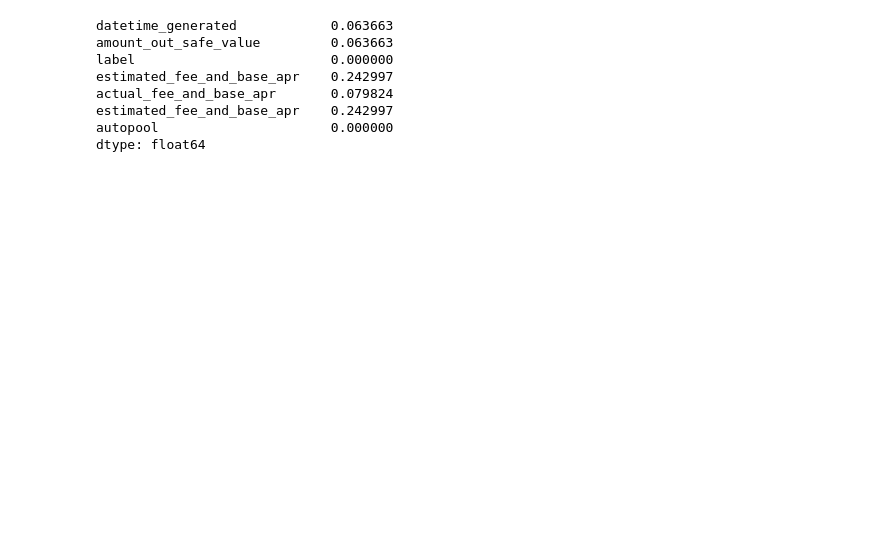
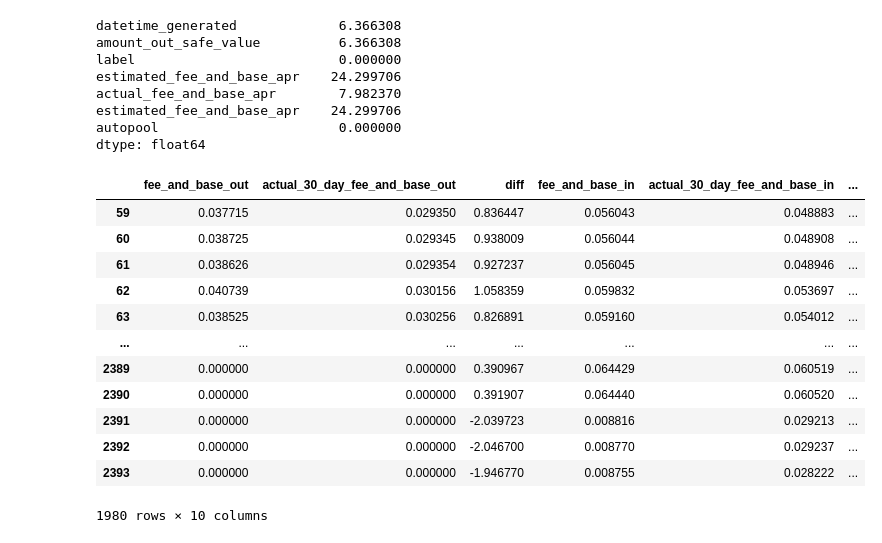
Before and after one commit to Tokemak/v2-rebalance-dashboard, a Jupyter notebook: mainnet_launch/adhoc/fee_and_base_apr_checks/check_accuracy.ipynb, the cells around one changed output. Saved outputs shown, nothing was run; the diff lists cells and outputs as text; code cells hidden in the pictures; blank space fills up the shorter version.

```diff
--- a/mainnet_launch/adhoc/fee_and_base_apr_checks/check_accuracy.ipynb
+++ b/mainnet_launch/adhoc/fee_and_base_apr_checks/check_accuracy.ipynb
@@ -48,6 +50,10 @@ out_df = df[['datetime_generated', 'amount_out_safe_value', 'destination_out_nam
 out_df['label'] = out_df['destination_out_name'] + ' - Out'
 in_df = df[['datetime_generated', 'amount_out_safe_value', 'destination_in_name', 'fee_and_base_in', 'actual_30_day_fee_and_base_in', 'measurement_diff_in', 'autopool']].copy()
 in_df['label'] = in_df['destination_in_name'] + ' - In'
+
+apr_cols = ['fee_and_base_out', 'actual_30_day_fee_and_base_out', 'measurement_diff_out',
+            'fee_and_base_in', 'actual_30_day_fee_and_base_in', 'measurement_diff_in']
+# Check for NaNs in APR columns
 
 out_df.rename(columns={'fee_and_base_out': 'estimated_fee_and_base_apr',
                        'actual_30_day_fee_and_base_out': 'actual_fee_and_base_apr',
@@ -58,13 +64,51 @@ in_df.rename(columns={'fee_and_base_in': 'estimated_fee_and_base_apr',
 cols = ['datetime_generated', 'amount_out_safe_value', 'label', 'estimated_fee_and_base_apr', 'actual_fee_and_base_apr', 'estimated_fee_and_base_apr', 'autopool']
 wide_df = pd.concat([in_df[cols], out_df[cols]], ignore_index=True)
 
-wide_df.isna().sum() / len(wide_df)  # check for NaNs
+(wide_df.isna().sum() / len(wide_df)) * 100   # check for NaNs
 # %% [output]
-datetime_generated            0.063663
-amount_out_safe_value         0.063663
-label                         0.000000
-estimated_fee_and_base_apr    0.242997
-actual_fee_and_base_apr       0.079824
-estimated_fee_and_base_apr    0.242997
-autopool                      0.000000
+datetime_generated             6.366308
+amount_out_safe_value          6.366308
+label                          0.000000
+estimated_fee_and_base_apr    24.299706
+actual_fee_and_base_apr        7.982370
+estimated_fee_and_base_apr    24.299706
+autopool                       0.000000
 dtype: float64
+# %%
+def build_descriptive_stats_df(df, autopool_name: str = "baseUSD"):
+    sub_df = df[df["autopool"] == autopool_name].copy()
+    # ignore the out of autopool itself and in to autopool itself becaues those are always 0 apr and known
+    out_df = (
+        sub_df.loc[sub_df["destination_out_name"].astype(str).str.strip() != autopool_name,
+                   [*apr_cols, "destination_out_name"]]
+        .rename(columns={"measurement_diff_out": "diff", "destination_out_name": "destination"})
+    )
+    out_df["side"] = "out"
+    out_df["label"] = out_df["destination"].astype(str).str.strip() + " (out)"
+
+    in_df = (
+        sub_df.loc[sub_df["destination_in_name"].astype(str).str.strip() != autopool_name,
+                   [*apr_cols, "destination_in_name"]]
+        .rename(columns={"measurement_diff_in": "diff", "destination_in_name": "destination"})
+    )
+    in_df["side"] = "in"
+    in_df["label"] = in_df["destination"].astype(str).str.strip() + " (in)"
+
+    long_df = pd.concat([out_df, in_df], ignore_index=True).dropna(subset=["diff", "label"])
+    return long_df
+descriptive_stats_df = build_descriptive_stats_df(df, autopool_name="baseUSD")
+descriptive_stats_df
+# %% [output]
+|  | fee_and_base_out | actual_30_day_fee_and_base_out | diff | fee_and_base_in | actual_30_day_fee_and_base_in | ... |
+| 59 | 0.037715 | 0.029350 | 0.836447 | 0.056043 | 0.048883 | ... |
+| 60 | 0.038725 | 0.029345 | 0.938009 | 0.056044 | 0.048908 | ... |
+| 61 | 0.038626 | 0.029354 | 0.927237 | 0.056045 | 0.048946 | ... |
+| 62 | 0.040739 | 0.030156 | 1.058359 | 0.059832 | 0.053697 | ... |
+| 63 | 0.038525 | 0.030256 | 0.826891 | 0.059160 | 0.054012 | ... |
+| ... | ... | ... | ... | ... | ... | ... |
+| 2389 | 0.000000 | 0.000000 | 0.390967 | 0.064429 | 0.060519 | ... |
+| 2390 | 0.000000 | 0.000000 | 0.391907 | 0.064440 | 0.060520 | ... |
+| 2391 | 0.000000 | 0.000000 | -2.039723 | 0.008816 | 0.029213 | ... |
+| 2392 | 0.000000 | 0.000000 | -2.046700 | 0.008770 | 0.029237 | ... |
+| 2393 | 0.000000 | 0.000000 | -1.946770 | 0.008755 | 0.028222 | ... |
+1980 rows × 10 columns
```
Also changed, not shown: parts of 3 cells of this notebook, 2 other files.
